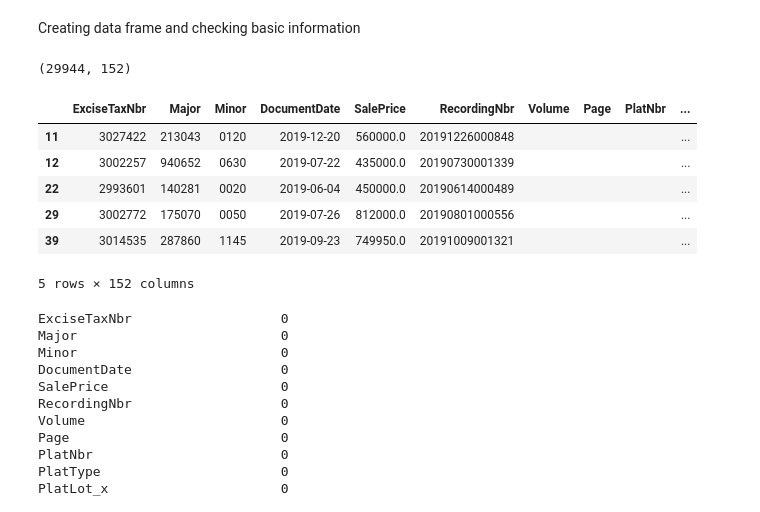
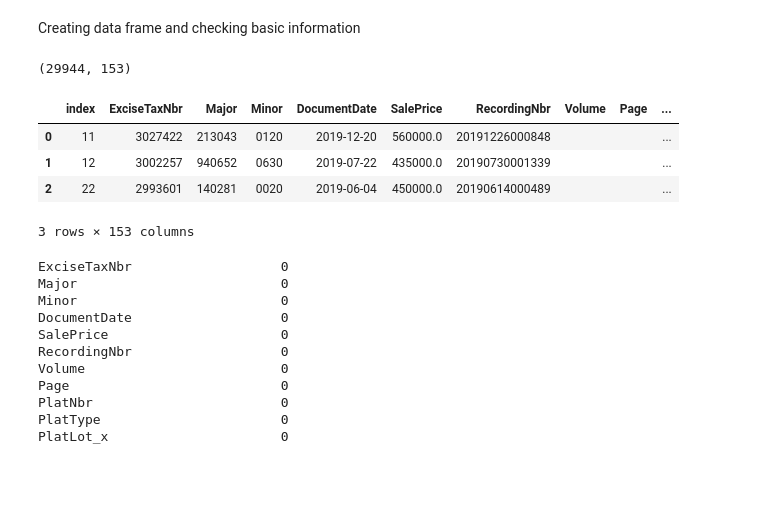
Before and after one commit to jeffreyhwatson/King_Co_Price_Analysis, a Jupyter notebook: notebooks/exploratory/eda_sql.ipynb, the cells around one changed output. Cells and saved outputs as stored; diff of their text form; code cells hidden in the pictures; blank space fills up the shorter version.

```diff
--- a/notebooks/exploratory/eda_sql.ipynb
+++ b/notebooks/exploratory/eda_sql.ipynb
@@ -372,21 +392,19 @@ df19.head()
 # %% [markdown]
 Creating data frame and checking basic information
 # %%
-# creating a datafrme of 2019 data with non-zero sale prices
-nz19 = df19[df19['SalePrice'] != 0]
+# creating a datafrme of 2019 data with non-zero sale prices and restting index
+nz19 = df19[df19['SalePrice'] != 0].reset_index()
 # %%
 # checking shape and first few rows
 print(nz19.shape)
-nz19.head()
+nz19.head(3)
 # %% [output]
-(29944, 152)
+(29944, 153)
-|  | ExciseTaxNbr | Major | Minor | DocumentDate | SalePrice | RecordingNbr | Volume | Page | PlatNbr | ... |
-| 11 | 3027422 | 213043 | 0120 | 2019-12-20 | 560000.0 | 20191226000848 |  |  |  | ... |
-| 12 | 3002257 | 940652 | 0630 | 2019-07-22 | 435000.0 | 20190730001339 |  |  |  | ... |
-| 22 | 2993601 | 140281 | 0020 | 2019-06-04 | 450000.0 | 20190614000489 |  |  |  | ... |
-| 29 | 3002772 | 175070 | 0050 | 2019-07-26 | 812000.0 | 20190801000556 |  |  |  | ... |
-| 39 | 3014535 | 287860 | 1145 | 2019-09-23 | 749950.0 | 20191009001321 |  |  |  | ... |
+|  | index | ExciseTaxNbr | Major | Minor | DocumentDate | SalePrice | RecordingNbr | Volume | Page | ... |
+| 0 | 11 | 3027422 | 213043 | 0120 | 2019-12-20 | 560000.0 | 20191226000848 |  |  | ... |
+| 1 | 12 | 3002257 | 940652 | 0630 | 2019-07-22 | 435000.0 | 20190730001339 |  |  | ... |
+| 2 | 22 | 2993601 | 140281 | 0020 | 2019-06-04 | 450000.0 | 20190614000489 |  |  | ... |
-5 rows × 152 columns
+3 rows × 153 columns
 # %%
 # checking for NaNs
 df.isna().sum()
```
Also changed, not shown: parts of 51 cells of this notebook, 1 other file.
